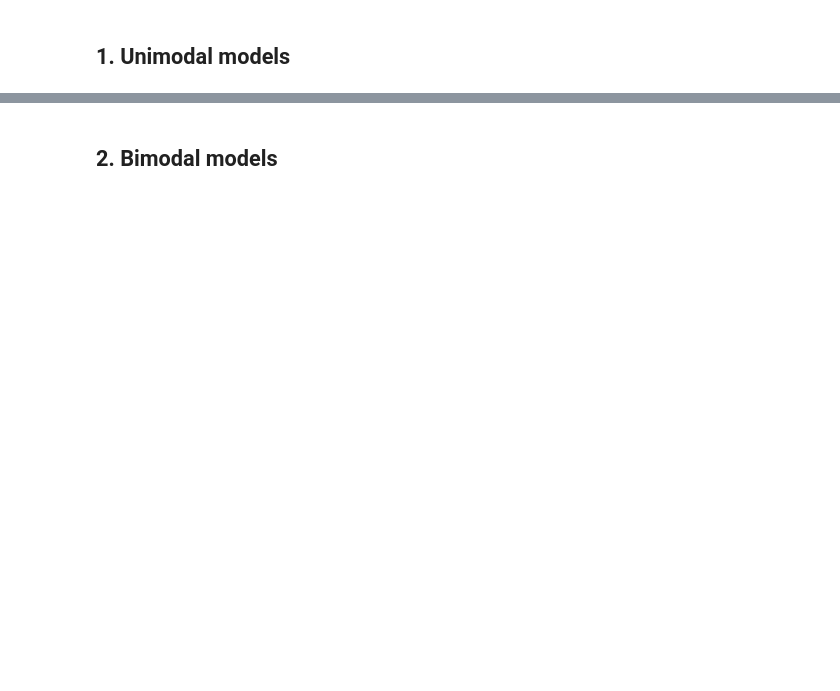
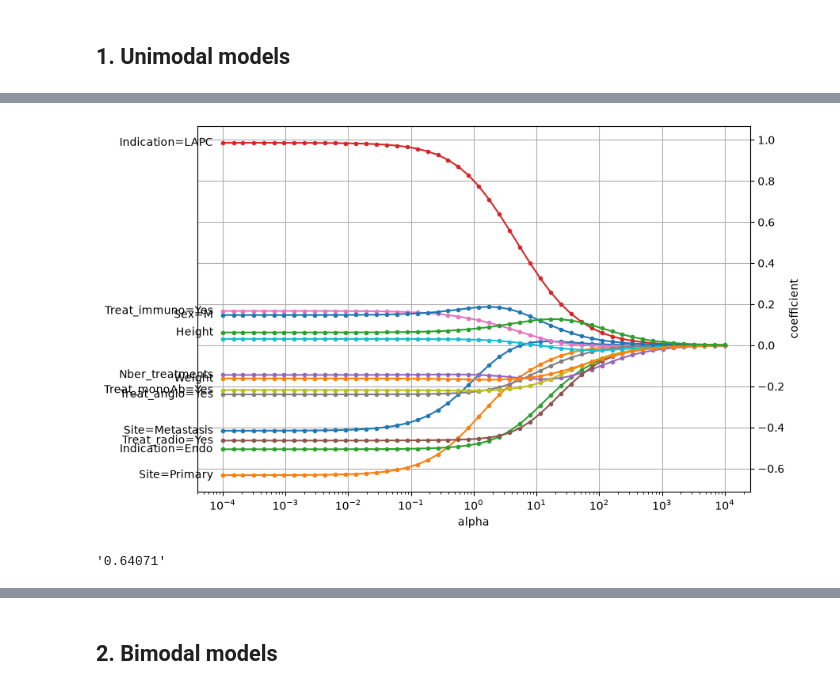
Before and after one commit to Eug-M/cancer_survival, a Jupyter notebook: src/Notebooks/modeles_ML.ipynb, the cells around one changed output, grey strips where cells are left out. Saved outputs shown, nothing was run; the diff lists cells and outputs as text; code cells hidden in the pictures; blank space fills up the shorter version.

```diff
--- a/src/Notebooks/modeles_ML.ipynb
+++ b/src/Notebooks/modeles_ML.ipynb
@@ -166,0 +190,11 @@ ValueError: could not convert string to float: 'Metastasis'
+# %%
+# Multivariate model
+
+from sklearn import set_config
+from sksurv.linear_model import CoxPHSurvivalAnalysis
+
+set_config(display="text")  # displays text representation of estimators
+
+cph = CoxPHSurvivalAnalysis()
+cph.fit(X_train, Y_array_train)
+pd.Series(cph.coef_, index=X_train.columns)
@@ -166,0 +216,54 @@ ValueError: could not convert string to float: 'Metastasis'
+# %%
+# penalized Cox model, to see which features are important : Ridge
+
+alphas = 10.0 ** np.linspace(-4, 4, 50)
+coefficients = {}
+
+estimator = CoxPHSurvivalAnalysis()
+for alpha in alphas:
+    estimator.set_params(alpha=alpha)
+    estimator.fit(X_train, Y_array_train)
+    key = round(alpha, 5)
+    coefficients[key] = estimator.coef_
+
+coefficients = pd.DataFrame.from_dict(coefficients).rename_axis(index="feature", columns="alpha").set_index(X_train.columns)
+
+def plot_coefficients(coefs, n_highlight):
+    _, ax = plt.subplots(figsize=(9, 6))
+    alphas = coefs.columns
+    for row in coefs.itertuples():
+        ax.semilogx(alphas, row[1:], ".-", label=row.Index)
+
+    alpha_min = alphas.min()
+    top_coefs = coefs.loc[:, alpha_min].map(abs).sort_values().tail(n_highlight)
+    for name in top_coefs.index:
+        coef = coefs.loc[name, alpha_min]
+        plt.text(alpha_min, coef, name + "   ", horizontalalignment="right", verticalalignment="center")
+
+    ax.yaxis.set_label_position("right")
+    ax.yaxis.tick_right()
+    ax.grid(True)
+    ax.set_xlabel("alpha")
+    ax.set_ylabel("coefficient")
+
+plot_coefficients(coefficients, n_highlight=X.shape[1])
+
+# Indication=LAPC and Site=Primary separate themselves from the remaining coefficients, which indicates that these particular features are important predictive factors for time to distant death
+# %% [output]
+[figure, added]
+# %%
+# Measure the performance of the model on the test set
+
+from sksurv.metrics import concordance_index_censored, concordance_index_ipcw
+
+# prediction = cph.predict(X_test)
+# result = concordance_index_censored(Y_array_test["event"], Y_array_test["time"], prediction)
+# f"{result[0]:.5f}"
+c_index = cph.score(X_test, Y_array_test)
+f"{c_index:.5f}"
+
+# prediction = cph.predict(X_test)
+# result = concordance_index_ipcw(Y_array_train, Y_array_test, prediction)
+# f"{result[0]:.5f}"
+# %% [output]
+'0.64071'
```
Also changed, not shown: parts of 29 cells of this notebook, 2 other files.
